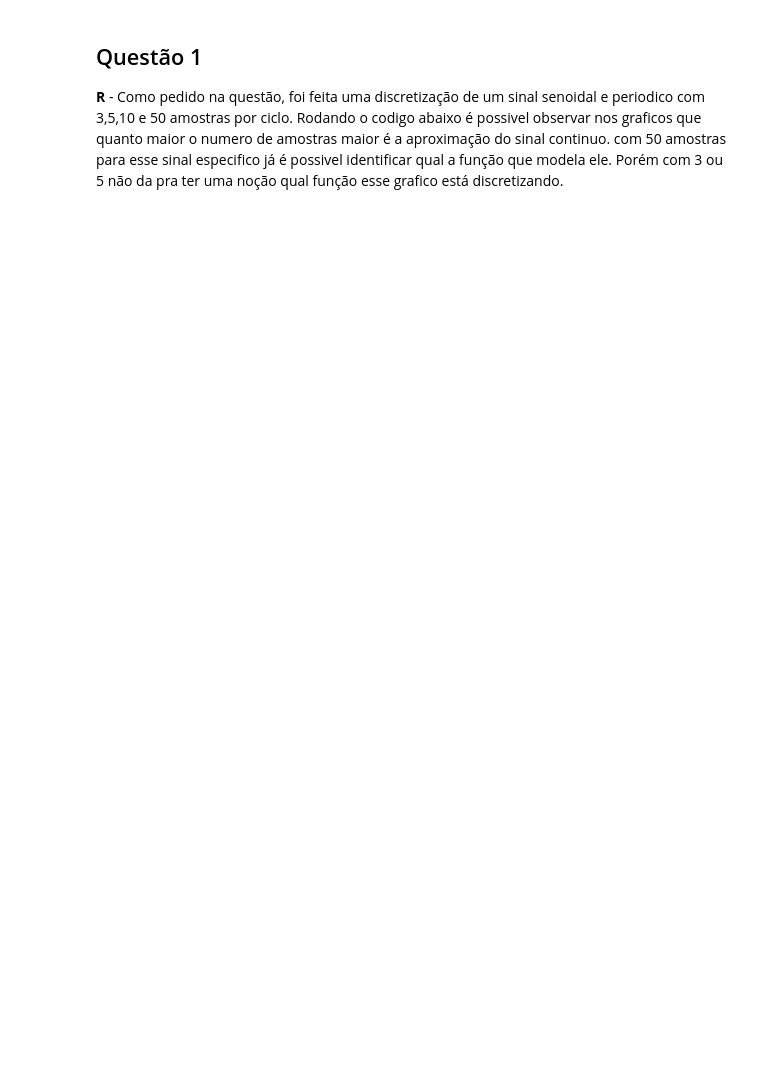
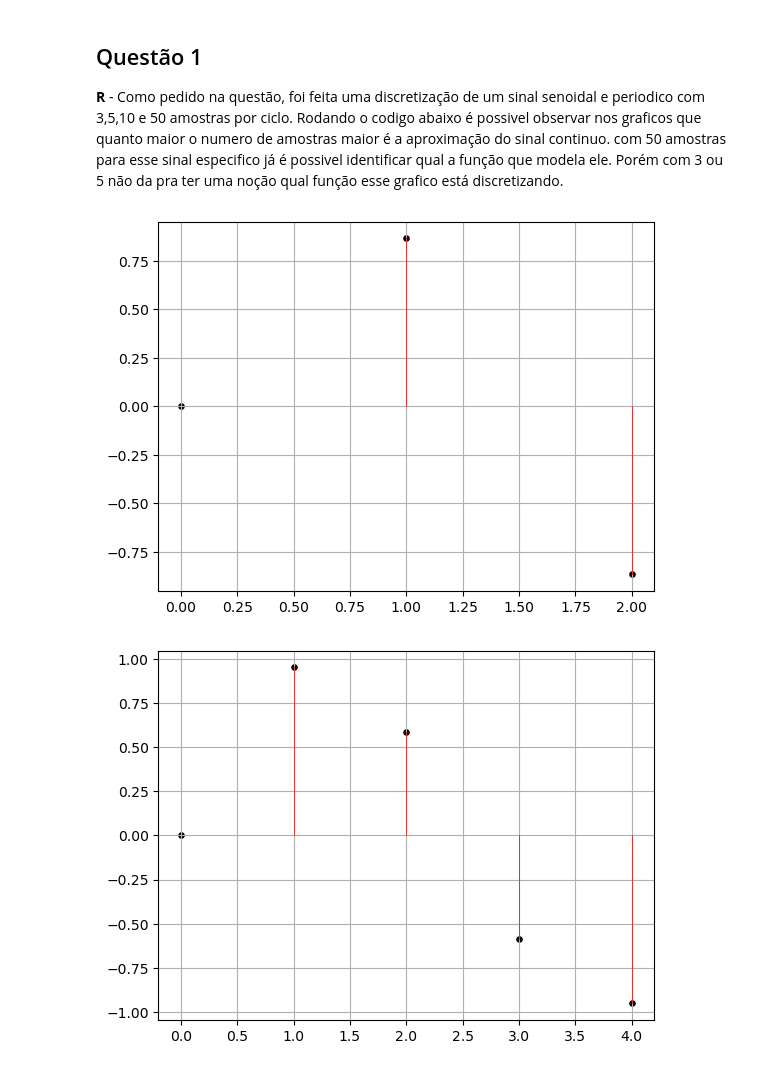
Before and after one commit to abrxao/faculdade, a Jupyter notebook: semestre_4/sinais_e_sistemas/atividade_1.ipynb, the cells around one changed output. Drawn from its saved outputs; the diff is of its cells as text; code cells hidden in the pictures; blank space fills up the shorter version.

```diff
--- a/semestre_4/sinais_e_sistemas/atividade_1.ipynb
+++ b/semestre_4/sinais_e_sistemas/atividade_1.ipynb
@@ -4,16 +4,19 @@
 # %%
 from math import sin,pi
 import matplotlib.pyplot as plt
 
 val_amostras = [3,5,10,50]
 y=[]
 for amostra in val_amostras:
     for n in range(amostra):
         y.append(sin(2*pi*n/amostra))
 
-    plt.scatter([range(len(y))],y, s=14)
+    plt.scatter([range(len(y))],y, s=14,color='#000')
     plt.grid(True)
     for i in range(len(y)):
         plt.plot([i, i], [y[i], 0], color='r', linewidth=0.5)
     plt.show()
     y.clear()
+# %% [output]
+[figure, added]
+[figure, added]
```
Also changed, not shown: parts of 9 cells of this notebook.
